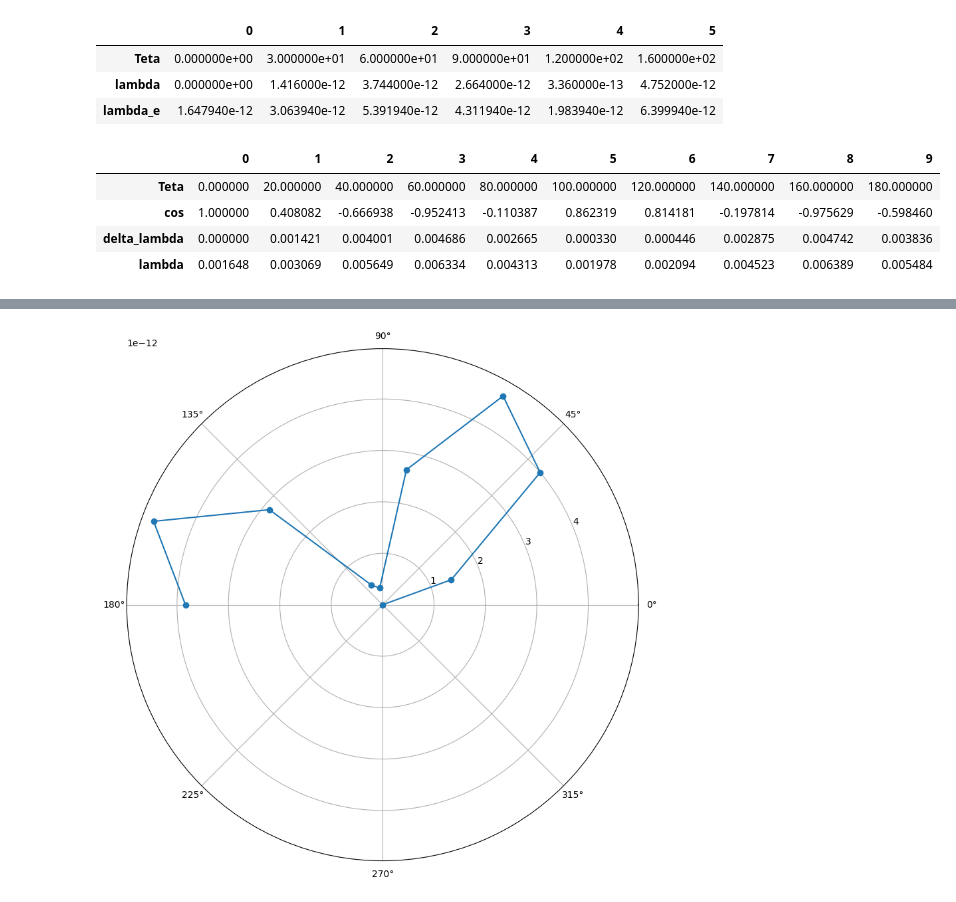
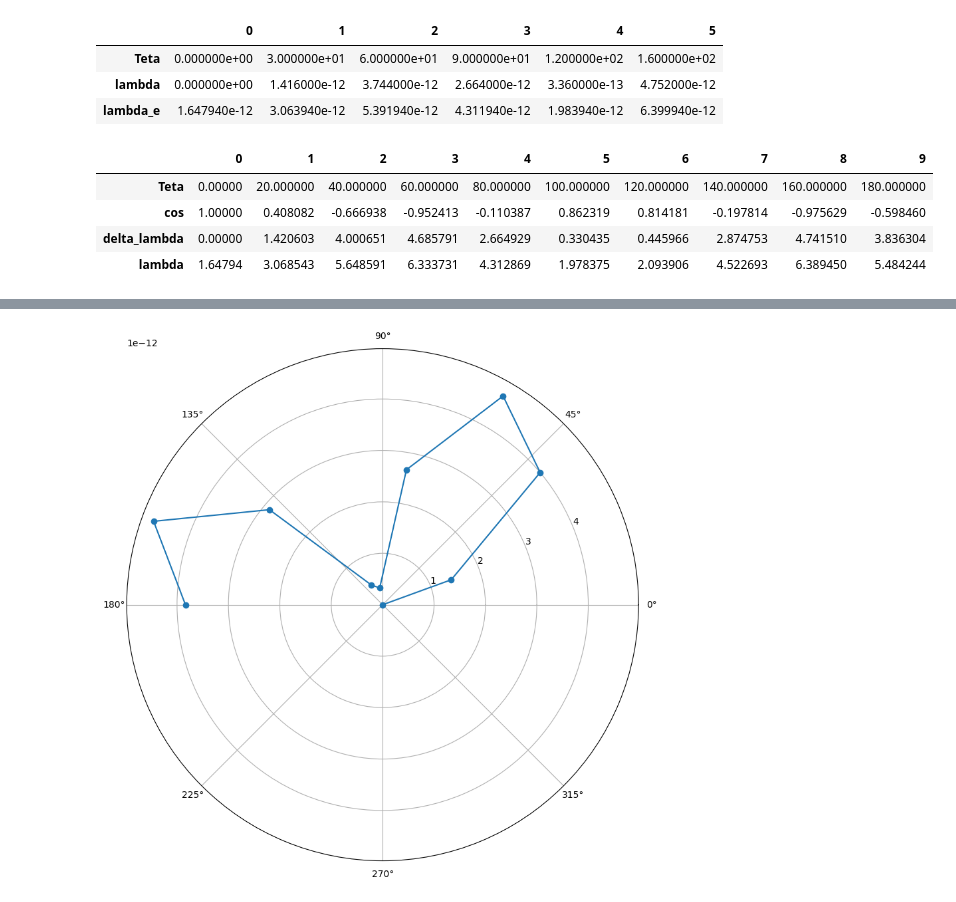
Before and after one commit to replicaCortex/Keres, a Jupyter notebook: Physics/4LabAlt.ipynb, the cells around one changed output, grey strips where cells are left out. Saved outputs shown, nothing was run; the diff lists cells and outputs as text; code cells hidden in the pictures.

```diff
--- a/Physics/4LabAlt.ipynb
+++ b/Physics/4LabAlt.ipynb
@@ -53,31 +53,33 @@ df.T
 # %%
 delta_lambda = []
 cos = []
 Teta = []
 lambda_c = 0.024 * 10 ** -10
 
 for i in range(0, 180 + 1, 20):
 	if i == 150:
 		i = 160
 	Teta.append(i)
 	delta_lambda.append(lambda_c * (1 - np.cos(i)))
 	cos.append(np.cos(i))
 
 data2 = pd.DataFrame(Teta, columns=['Teta'])
 data2['cos'] = cos
 # data2['delta_lambda'] = data2['delta_lambda'].apply(lambda x: lambda_)
 data2['delta_lambda'] = delta_lambda
 data2['lambda'] = data2['delta_lambda'].apply(lambda x: x + lambda_)
 data2_preview = data2.copy()
-data2_preview['delta_lambda'] = data2_preview['delta_lambda'].apply(lambda x: x * 10 ** 9)
-data2_preview['lambda'] = data2_preview['lambda'].apply(lambda x: x * 10 ** 9)
+# data2_preview['delta_lambda'] = data2_preview['delta_lambda'].apply(lambda x: x * 10 ** 9)
+# data2_preview['lambda'] = data2_preview['lambda'].apply(lambda x: x * 10 ** 9)
+data2_preview['delta_lambda'] = data2_preview['delta_lambda'].apply(lambda x: x * 10 ** 12)
+data2_preview['lambda'] = data2_preview['lambda'].apply(lambda x: x * 10 ** 12)
 data2_preview.T
 # %% [output]
 |  | 0 | 1 | 2 | 3 | 4 | 5 | 6 | 7 | 8 | 9 |
-| Teta | 0.000000 | 20.000000 | 40.000000 | 60.000000 | 80.000000 | 100.000000 | 120.000000 | 140.000000 | 160.000000 | 180.000000 |
-| cos | 1.000000 | 0.408082 | -0.666938 | -0.952413 | -0.110387 | 0.862319 | 0.814181 | -0.197814 | -0.975629 | -0.598460 |
-| delta_lambda | 0.000000 | 0.001421 | 0.004001 | 0.004686 | 0.002665 | 0.000330 | 0.000446 | 0.002875 | 0.004742 | 0.003836 |
-| lambda | 0.001648 | 0.003069 | 0.005649 | 0.006334 | 0.004313 | 0.001978 | 0.002094 | 0.004523 | 0.006389 | 0.005484 |
+| Teta | 0.00000 | 20.000000 | 40.000000 | 60.000000 | 80.000000 | 100.000000 | 120.000000 | 140.000000 | 160.000000 | 180.000000 |
+| cos | 1.00000 | 0.408082 | -0.666938 | -0.952413 | -0.110387 | 0.862319 | 0.814181 | -0.197814 | -0.975629 | -0.598460 |
+| delta_lambda | 0.00000 | 1.420603 | 4.000651 | 4.685791 | 2.664929 | 0.330435 | 0.445966 | 2.874753 | 4.741510 | 3.836304 |
+| lambda | 1.64794 | 3.068543 | 5.648591 | 6.333731 | 4.312869 | 1.978375 | 2.093906 | 4.522693 | 6.389450 | 5.484244 |
 # %%
 data2.T
 # %% [output]
```
